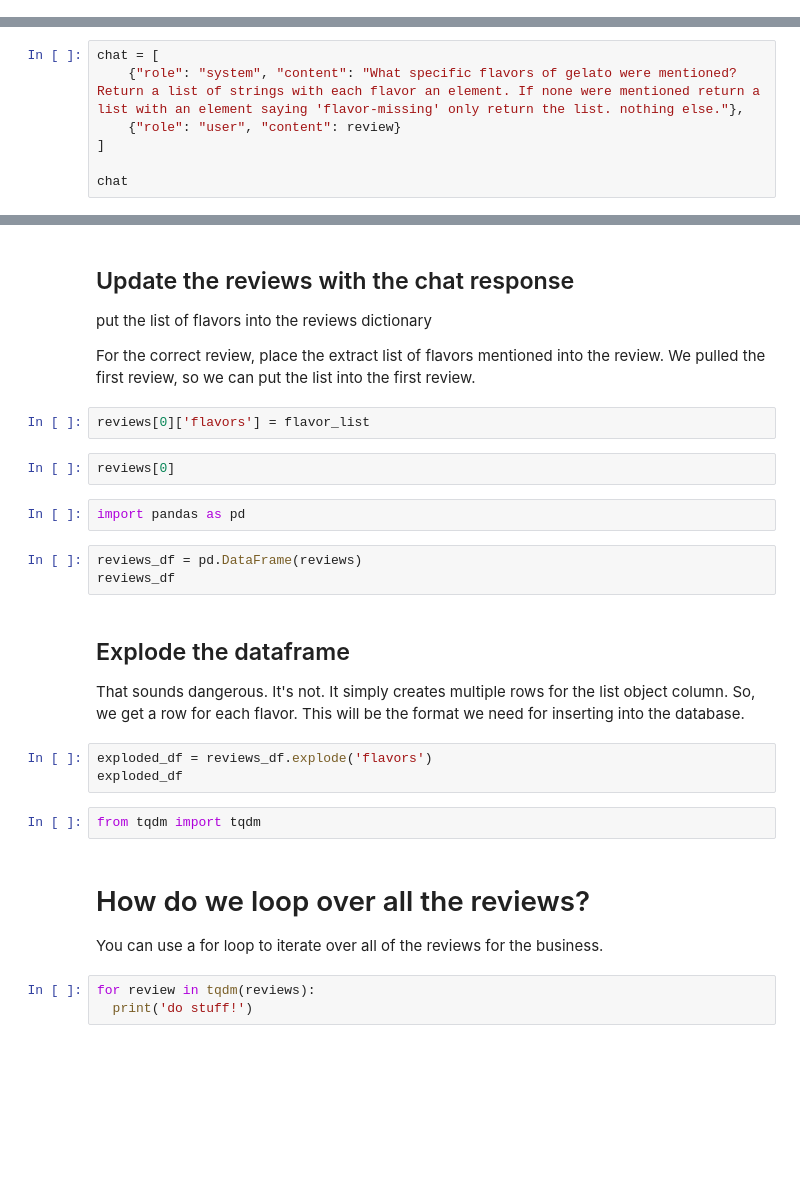
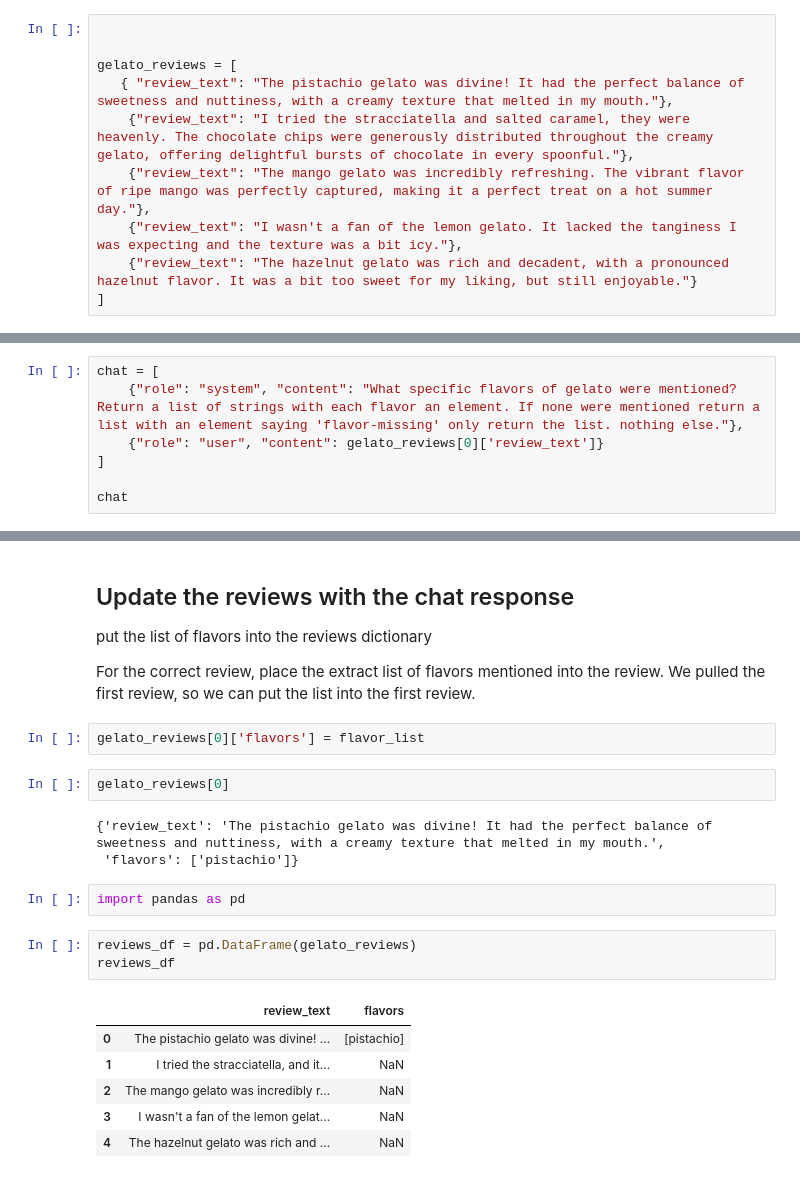
Before and after one commit to matthewpecsok/data_engineering, a Jupyter notebook: tutorials/de_api_llm_tutorial.ipynb, the cells around one changed output, grey strips where cells are left out. Drawn from its saved outputs; the diff is of its cells as text; blank space fills up the shorter version.

```diff
--- a/tutorials/de_api_llm_tutorial.ipynb
+++ b/tutorials/de_api_llm_tutorial.ipynb
@@ -66,0 +17,10 @@ reviews
+# %%
+
+
+gelato_reviews = [
+   { "review_text": "The pistachio gelato was divine! It had the perfect balance of sweetness and nuttiness, with a creamy texture that melted in my mouth."},
+    {"review_text": "I tried the stracciatella and salted caramel, they were heavenly. The chocolate chips were generously distributed throughout the creamy gelato, offering delightful bursts of chocolate in every spoonful."},
+    {"review_text": "The mango gelato was incredibly refreshing. The vibrant flavor of ripe mango was perfectly captured, making it a perfect treat on a hot summer day."},
+    {"review_text": "I wasn't a fan of the lemon gelato. It lacked the tanginess I was expecting and the texture was a bit icy."},
+    {"review_text": "The hazelnut gelato was rich and decadent, with a pronounced hazelnut flavor. It was a bit too sweet for my liking, but still enjoyable."}
+]
@@ -94,7 +69,7 @@ The dictionary with role = user is our review text to be evaluated.
 # %%
 chat = [
     {"role": "system", "content": "What specific flavors of gelato were mentioned? Return a list of strings with each flavor an element. If none were mentioned return a list with an element saying 'flavor-missing' only return the list. nothing else."},
-    {"role": "user", "content": review}
+    {"role": "user", "content": gelato_reviews[0]['review_text']}
 ]
 
 chat
@@ -128,27 +115,21 @@ put the list of flavors into the reviews dictionary
 
 For the correct review, place the extract list of flavors mentioned into the review. We pulled the first review, so we can put the list into the first review.
 # %%
-reviews[0]['flavors'] = flavor_list
+gelato_reviews[0]['flavors'] = flavor_list
 # %%
-reviews[0]
+gelato_reviews[0]
+# %% [output]
+{'review_text': 'The pistachio gelato was divine! It had the perfect balance of sweetness and nuttiness, with a creamy texture that melted in my mouth.',
+ 'flavors': ['pistachio']}
 # %%
 import pandas as pd
 # %%
-reviews_df = pd.DataFrame(reviews)
+reviews_df = pd.DataFrame(gelato_reviews)
 reviews_df
+# %% [output]
+|  | review_text | flavors |
+| 0 | The pistachio gelato was divine! ... | [pistachio] |
+| 1 | I tried the stracciatella, and it... | NaN |
+| 2 | The mango gelato was incredibly r... | NaN |
+| 3 | I wasn't a fan of the lemon gelat... | NaN |
+| 4 | The hazelnut gelato was rich and ... | NaN |
-# %% [markdown]
-## Explode the dataframe
-
-That sounds dangerous. It's not. It simply creates multiple rows for the list object column. So, we get a row for each flavor. This will be the format we need for inserting into the database.
-# %%
-exploded_df = reviews_df.explode('flavors')
-exploded_df
-# %%
-from tqdm import tqdm
-# %% [markdown]
-# How do we loop over all the reviews?
-
-You can use a for loop to iterate over all of the reviews for the business.
-# %%
-for review in tqdm(reviews):
-  print('do stuff!')
```
Also changed, not shown: parts of 23 cells of this notebook.
